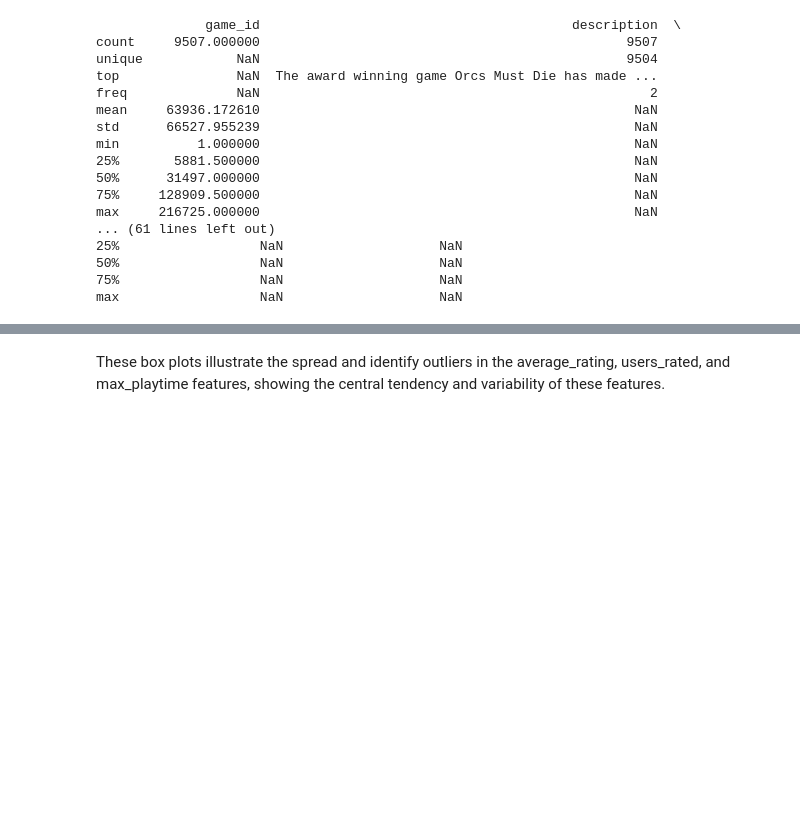
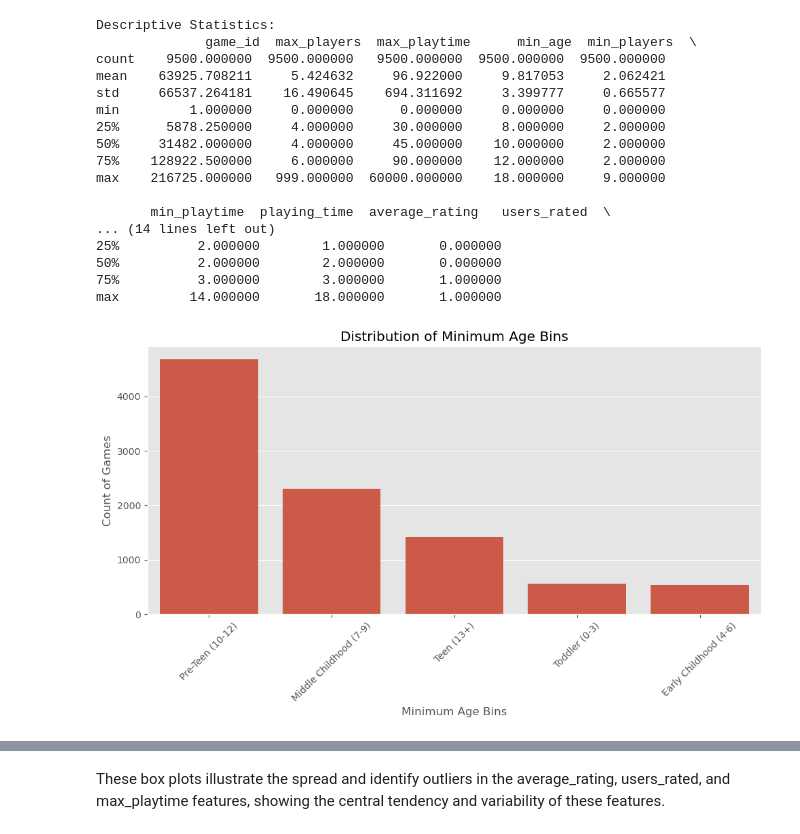
Before and after one commit to GeorgehStalker/project_4group_6, a Jupyter notebook: notebooks/EDA.ipynb, the cells around one changed output, grey strips where cells are left out. Saved outputs shown, nothing was run; the diff lists cells and outputs as text; code cells hidden in the pictures; blank space fills up the shorter version.

```diff
--- a/notebooks/EDA.ipynb
+++ b/notebooks/EDA.ipynb
@@ -9,25 +31,37 @@ df = pd.read_csv('resources/clean.csv')
 # %%
-# Get summary statistics
-summary_stats = df.describe(include='all')
-print(summary_stats)
+# Get descriptive statistics
+desc_stats = df.describe()
+print("Descriptive Statistics:\n", desc_stats)
 # %% [output]
-              game_id                                        description  \
-count     9507.000000                                               9507
-unique            NaN                                               9504
-top               NaN  The award winning game Orcs Must Die has made ...
-freq              NaN                                                  2
-mean     63936.172610                                                NaN
-std      66527.955239                                                NaN
-min          1.000000                                                NaN
-25%       5881.500000                                                NaN
-50%      31497.000000                                                NaN
-75%     128909.500000                                                NaN
-max     216725.000000                                                NaN
-... (61 lines left out)
-25%                  NaN                    NaN
-50%                  NaN                    NaN
-75%                  NaN                    NaN
-max                  NaN                    NaN
+Descriptive Statistics:
+              game_id  max_players  max_playtime      min_age  min_players  \
+count    9500.000000  9500.000000   9500.000000  9500.000000  9500.000000
+mean    63925.708211     5.424632     96.922000     9.817053     2.062421
+std     66537.264181    16.490645    694.311692     3.399777     0.665577
+min         1.000000     0.000000      0.000000     0.000000     0.000000
+25%      5878.250000     4.000000     30.000000     8.000000     2.000000
+50%     31482.000000     4.000000     45.000000    10.000000     2.000000
+75%    128922.500000     6.000000     90.000000    12.000000     2.000000
+max    216725.000000   999.000000  60000.000000    18.000000     9.000000
+
+       min_playtime  playing_time  average_rating   users_rated  \
+... (14 lines left out)
+25%          2.000000        1.000000       0.000000
+50%          2.000000        2.000000       0.000000
+75%          3.000000        3.000000       1.000000
+max         14.000000       18.000000       1.000000
+# %%
+plt.figure(figsize=(10, 6))
+sns.countplot(data=df, x='binned_min_age', order=df['binned_min_age'].value_counts().index)
+plt.title('Distribution of Minimum Age Bins')
+plt.xlabel('Minimum Age Bins')
+plt.ylabel('Count of Games')
+plt.xticks(rotation=45)
+plt.tight_layout()
+plt.savefig('distribution_of_age_bins.png')  # Save the plot
+plt.show()
+# %% [output]
+[figure, added]
 # %%
 # Filter for player count: max_players <= 20
 filtered_players = df[df['max_players'] <= 20]
```
Also changed, not shown: parts of 14 cells of this notebook, 17 other files.
